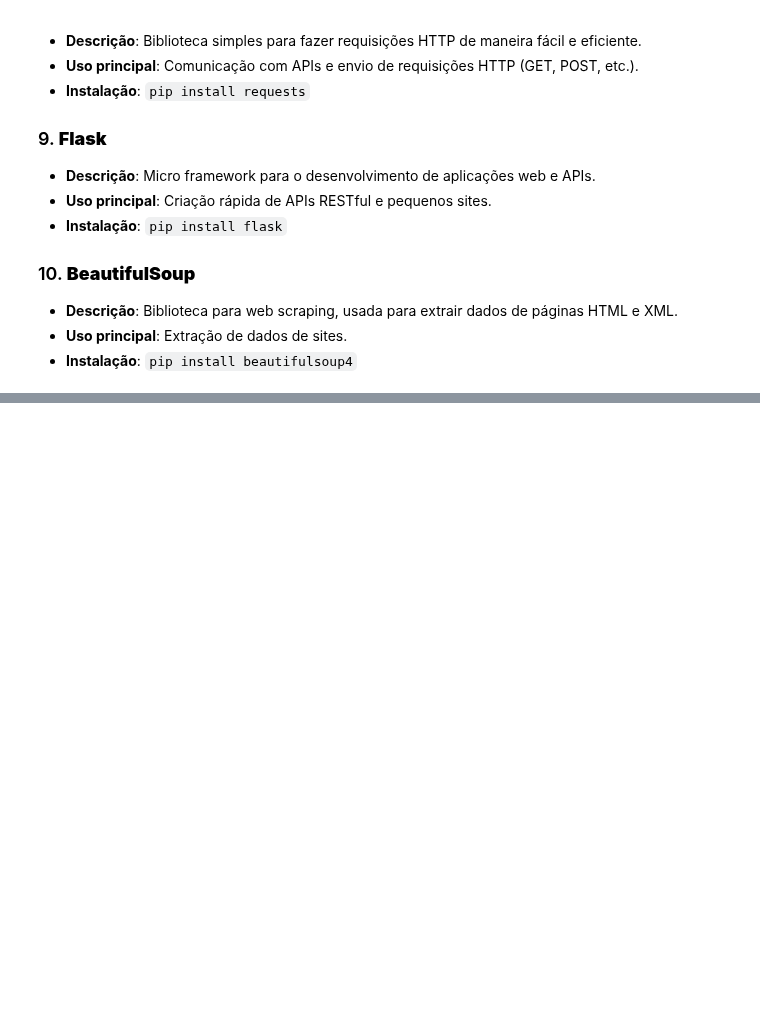
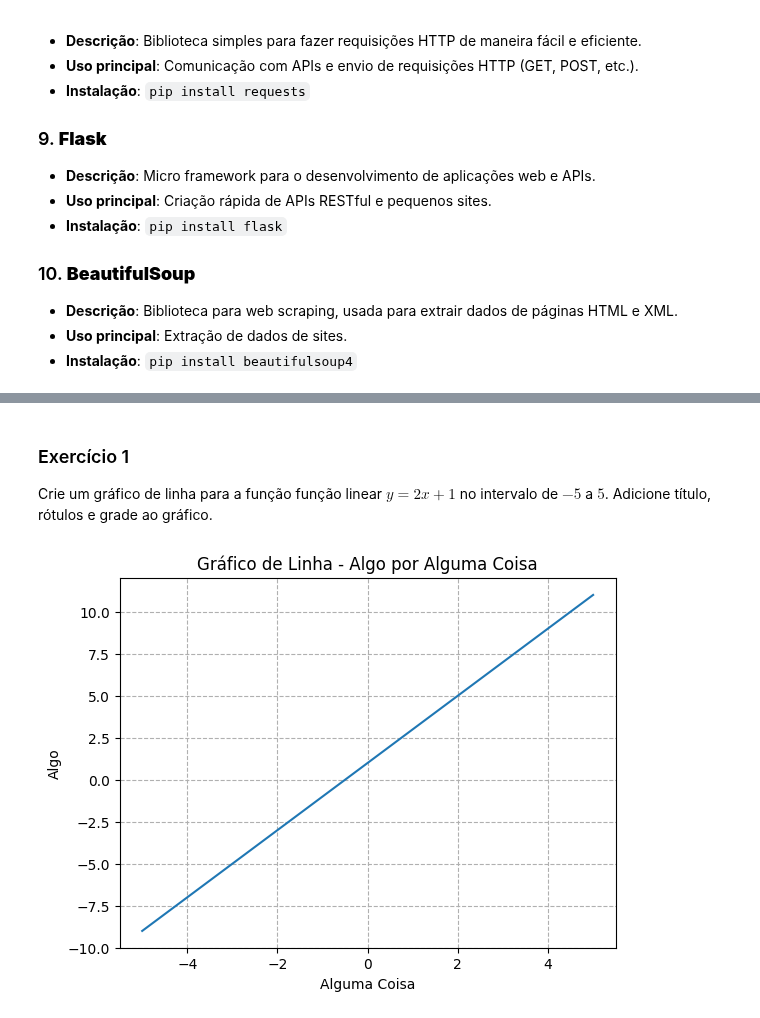
Before and after one commit to py241026084/CEE2, a Jupyter notebook: aulas.ipynb, the cells around one changed output, grey strips where cells are left out. Drawn from its saved outputs; the diff is of its cells as text; code cells hidden in the pictures; blank space fills up the shorter version.

Commit message:
04/12/2024-Gráficos-Matplotlib-Exercício 1

```diff
--- a/aulas.ipynb
+++ b/aulas.ipynb
@@ -1582,0 +3975,19 @@ A biblioteca padrão do Python é vasta, cobrindo uma ampla variedade de funcion
+# %% [markdown]
+### Exercício 1
+
+Crie um gráfico de linha para a função função linear $𝑦=2𝑥+1$
+no intervalo de $-5$ a $5$. Adicione título, rótulos e grade ao gráfico.
+# %%
+import numpy as np
+import matplotlib.pyplot as plt
+
+x = np.linspace(-5, 5)
+y = 2*x+1
+plt.plot(x, y)
+plt.title("Gráfico de Linha - Algo por Alguma Coisa")
+plt.xlabel("Alguma Coisa")
+plt.ylabel("Algo")
+plt.grid(linestyle=("--"))
+plt.show()
+# %% [output]
+[figure, added]
```
Also changed, not shown: parts of 363 cells of this notebook.
